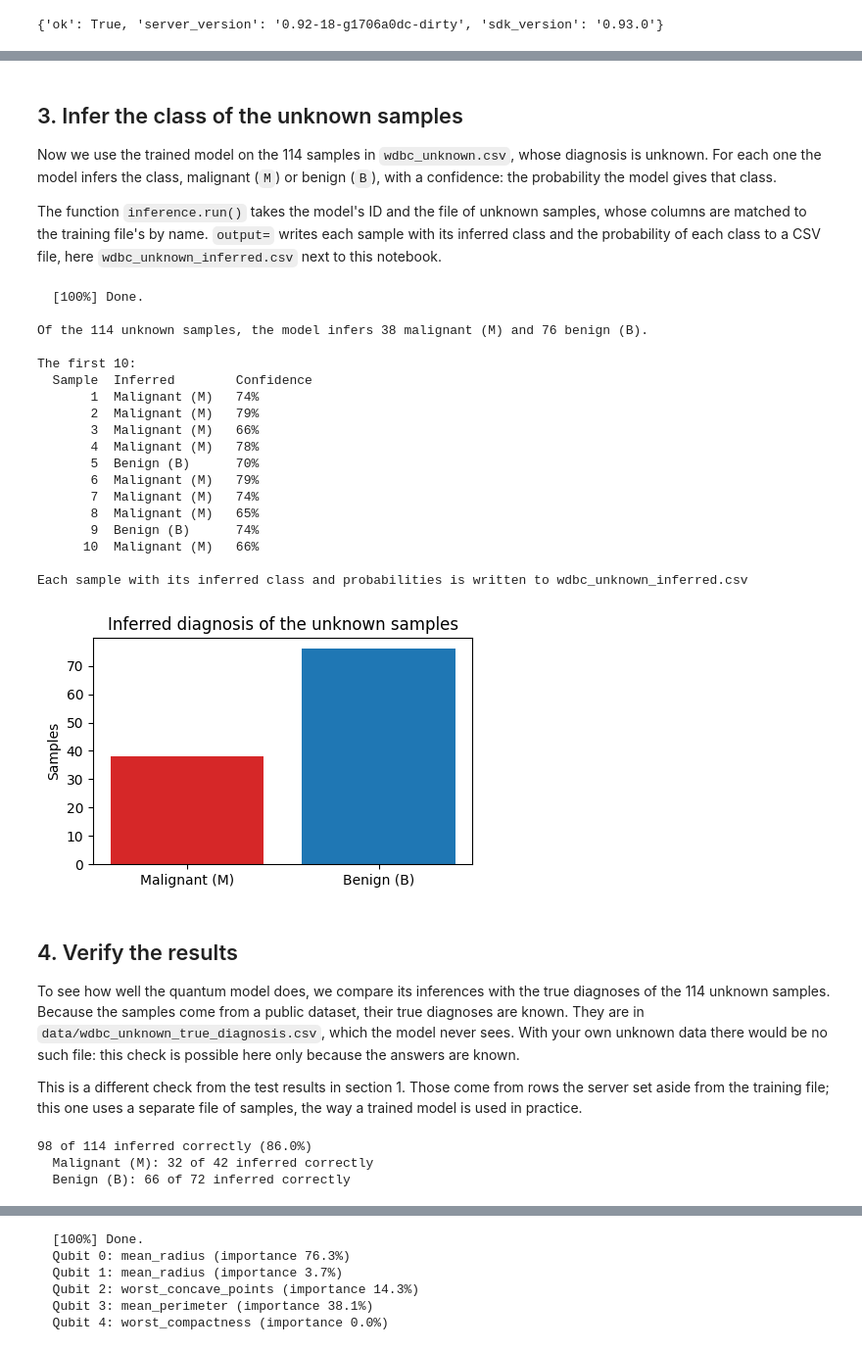
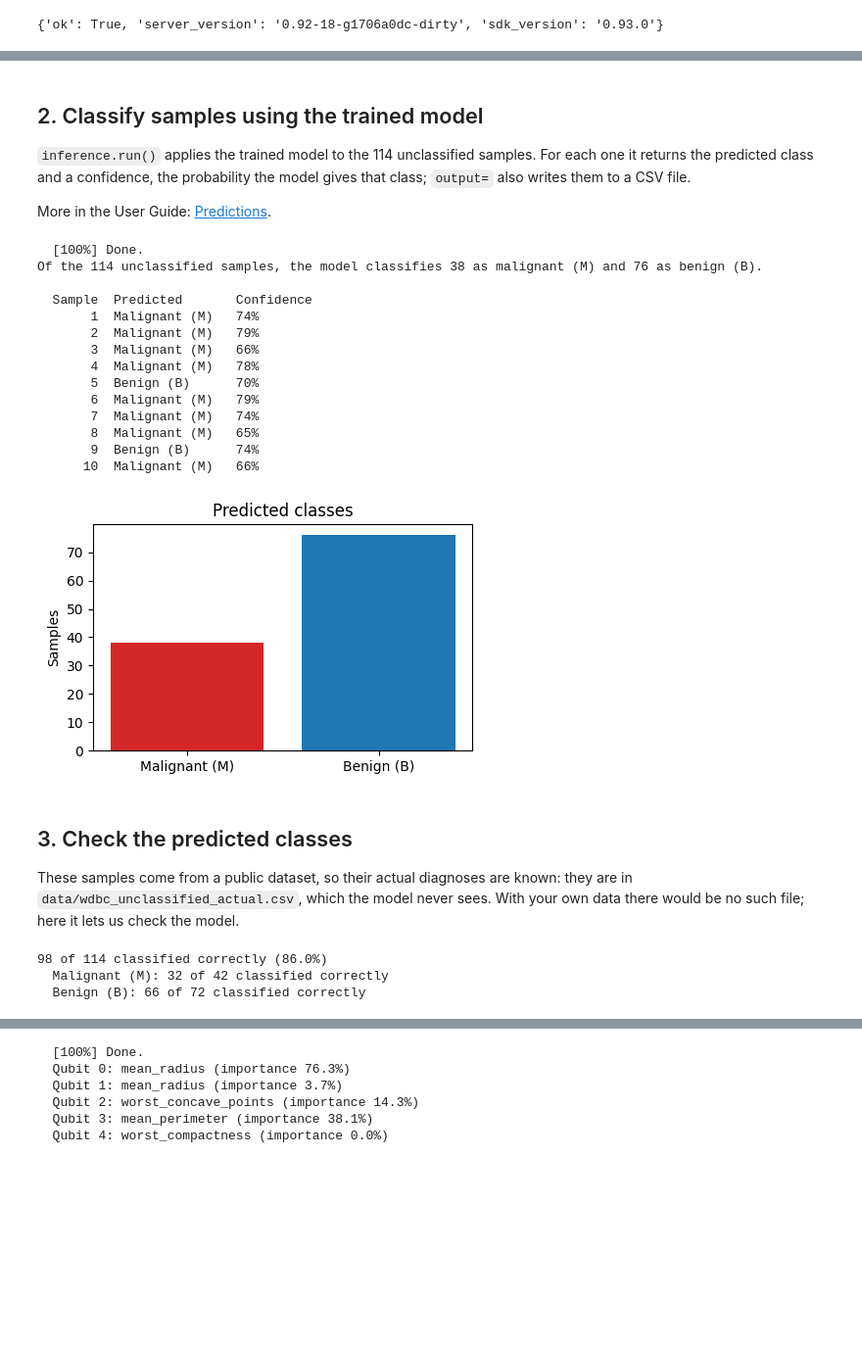
Before and after one commit to coherent-computing/redcedar-examples, a Jupyter notebook: 01_quick_start.ipynb, the cells around one changed output, grey strips where cells are left out. Shown at 98% size. Saved outputs shown, nothing was run; the diff lists cells and outputs as text; code cells hidden in the pictures; blank space fills up the shorter version.

```diff
--- a/01_quick_start.ipynb
+++ b/01_quick_start.ipynb
@@ -18,6 +16,6 @@ All computation happens on the server; this notebook sends requests and plots th
 # %%
 # The two data files described above
-train_file = "data/wdbc_train.csv"       # 455 samples with their diagnosis, to train on
-unknown_file = "data/wdbc_unknown.csv"   # 114 samples, measurements only: diagnosis unknown
+train_file = "data/wdbc_train.csv"                 # 455 classified samples (diagnosis known)
+unclassified_file = "data/wdbc_unclassified.csv"   # 114 samples, measurements only
 # %%
 import redcedar
@@ -109,67 +92,44 @@ plt.show()
 # %% [markdown]
-## 3. Infer the class of the unknown samples
+## 2. Classify samples using the trained model
 
-Now we use the trained model on the 114 samples in `wdbc_unknown.csv`, whose diagnosis is unknown. For each one the model infers the class, malignant (`M`) or benign (`B`), with a confidence: the probability the model gives that class.
+`inference.run()` applies the trained model to the 114 unclassified samples. For each one it returns the predicted class and a confidence, the probability the model gives that class; `output=` also writes them to a CSV file.
 
-The function `inference.run()` takes the model's ID and the file of unknown samples, whose columns are matched to the training file's by name. `output=` writes each sample with its inferred class and the probability of each class to a CSV file, here `wdbc_unknown_inferred.csv` next to this notebook.
+More in the User Guide: [Predictions](https://coherent-computing.github.io/redcedar/user_guide/#predictions).
 # %%
-results = client.inference.run(train_id, unknown_file, output="wdbc_unknown_inferred.csv", verbose=True)
-inferred = results["predictions"]
-
-names = {"M": "Malignant (M)", "B": "Benign (B)"}
-counts = {c: sum(str(r["prediction"]) == c for r in inferred) for c in names}
-print(f"\nOf the {len(inferred)} unknown samples, the model infers {counts['M']} malignant (M) and {counts['B']} benign (B).")
-
-print("\nThe first 10:")
-print(f"  {'Sample':>6}  {'Inferred':<14}  Confidence")
-for i, r in enumerate(inferred[:10], start=1):
-    c = str(r["prediction"])
-    print(f"  {i:>6}  {names[c]:<14}  {r['probabilities'][c]:.0%}")
-print("\nEach sample with its inferred class and probabilities is written to wdbc_unknown_inferred.csv")
-
-plt.figure(figsize=(5, 3))
-plt.bar([names[c] for c in counts], list(counts.values()), color=["tab:red", "tab:blue"])
-plt.ylabel("Samples")
-plt.title("Inferred diagnosis of the unknown samples")
-plt.show()
+results = client.inference.run(train_id, unclassified_file, output="wdbc_unclassified_predicted.csv", verbose=True)
+show_predicted_classes(results["predictions"])
 # %% [output]
   [100%] Done.
+Of the 114 unclassified samples, the model classifies 38 as malignant (M) and 76 as benign (B).
 
-Of the 114 unknown samples, the model infers 38 malignant (M) and 76 benign (B).
-
-The first 10:
-  Sample  Inferred        Confidence
+  Sample  Predicted       Confidence
        1  Malignant (M)   74%
        2  Malignant (M)   79%
        3  Malignant (M)   66%
        4  Malignant (M)   78%
        5  Benign (B)      70%
        6  Malignant (M)   79%
        7  Malignant (M)   74%
        8  Malignant (M)   65%
        9  Benign (B)      74%
       10  Malignant (M)   66%
-
-Each sample with its inferred class and probabilities is written to wdbc_unknown_inferred.csv
-[figure, old version]
+[figure, new version]
 # %% [markdown]
-## 4. Verify the results
+## 3. Check the predicted classes
 
-To see how well the quantum model does, we compare its inferences with the true diagnoses of the 114 unknown samples. Because the samples come from a public dataset, their true diagnoses are known. They are in `data/wdbc_unknown_true_diagnosis.csv`, which the model never sees. With your own unknown data there would be no such file: this check is possible here only because the answers are known.
-
-This is a different check from the test results in section 1. Those come from rows the server set aside from the training file; this one uses a separate file of samples, the way a trained model is used in practice.
+These samples come from a public dataset, so their actual diagnoses are known: they are in `data/wdbc_unclassified_actual.csv`, which the model never sees. With your own data there would be no such file; here it lets us check the model.
 # %%
-import csv
-with open("data/wdbc_unknown_true_diagnosis.csv", newline="") as f:
-    true_diagnosis = [row["diagnosis"] for row in csv.DictReader(f)]
+with open("data/wdbc_unclassified_actual.csv", newline="") as f:
+    actual = [row["diagnosis"] for row in csv.DictReader(f)]
+predicted = [str(r["prediction"]) for r in results["predictions"]]
 
-correct = sum(str(r["prediction"]) == t for r, t in zip(inferred, true_diagnosis))
-print(f"{correct} of {len(true_diagnosis)} inferred correctly ({correct / len(true_diagnosis):.1%})")
-for c in names:
-    right = sum(str(r["prediction"]) == t == c for r, t in zip(inferred, true_diagnosis))
-    print(f"  {names[c]}: {right} of {true_diagnosis.count(c)} inferred correctly")
+correct = sum(p == a for p, a in zip(predicted, actual))
+print(f"{correct} of {len(actual)} classified correctly ({correct / len(actual):.1%})")
+for c in CLASS_NAMES:
+    right = sum(p == a == c for p, a in zip(predicted, actual))
+    print(f"  {CLASS_NAMES[c]}: {right} of {actual.count(c)} classified correctly")
 # %% [output]
-98 of 114 inferred correctly (86.0%)
-  Malignant (M): 32 of 42 inferred correctly
-  Benign (B): 66 of 72 inferred correctly
+98 of 114 classified correctly (86.0%)
+  Malignant (M): 32 of 42 classified correctly
+  Benign (B): 66 of 72 classified correctly
 # %% [markdown]
```
Also changed, not shown: parts of 10 cells of this notebook, 7 other files.
